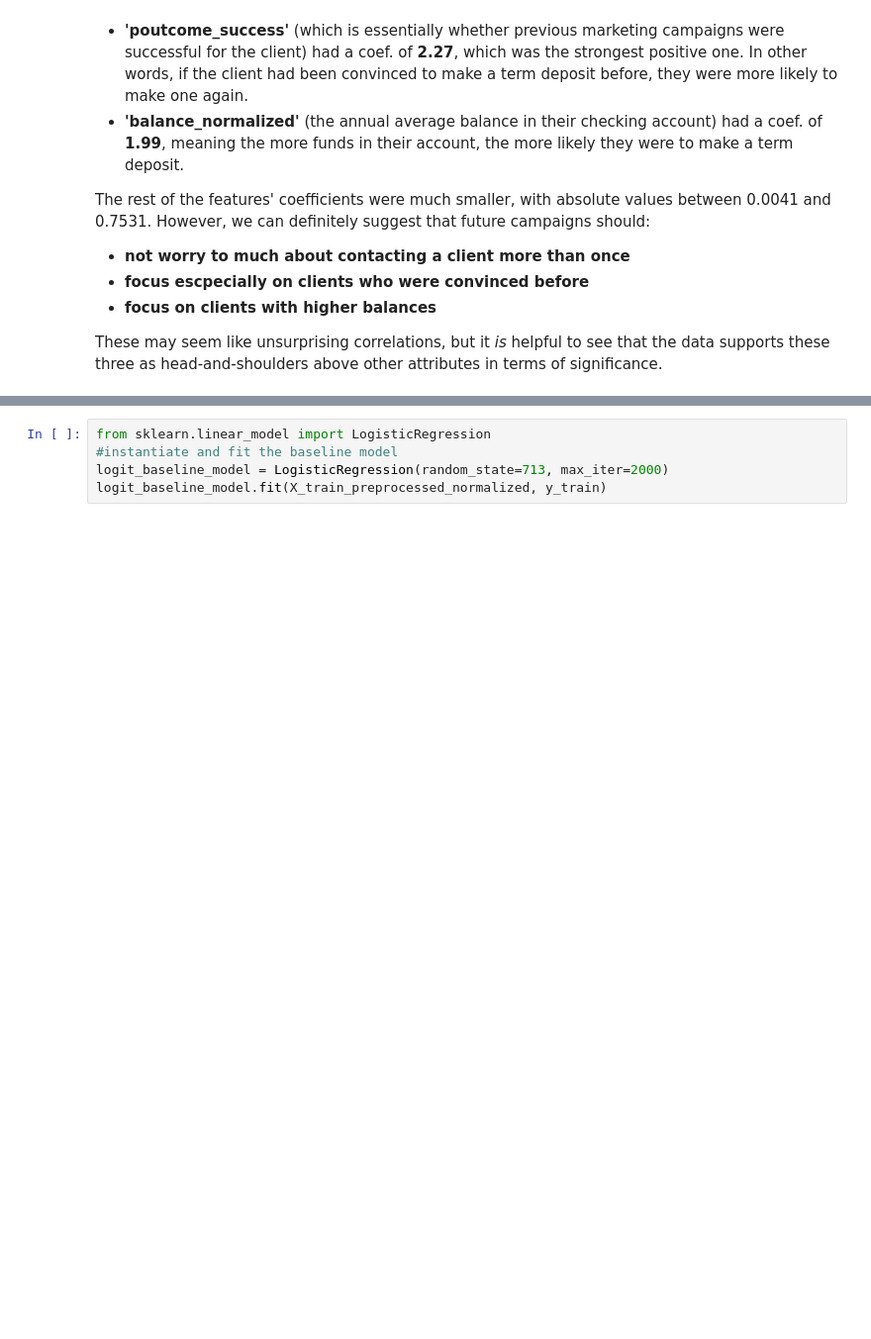
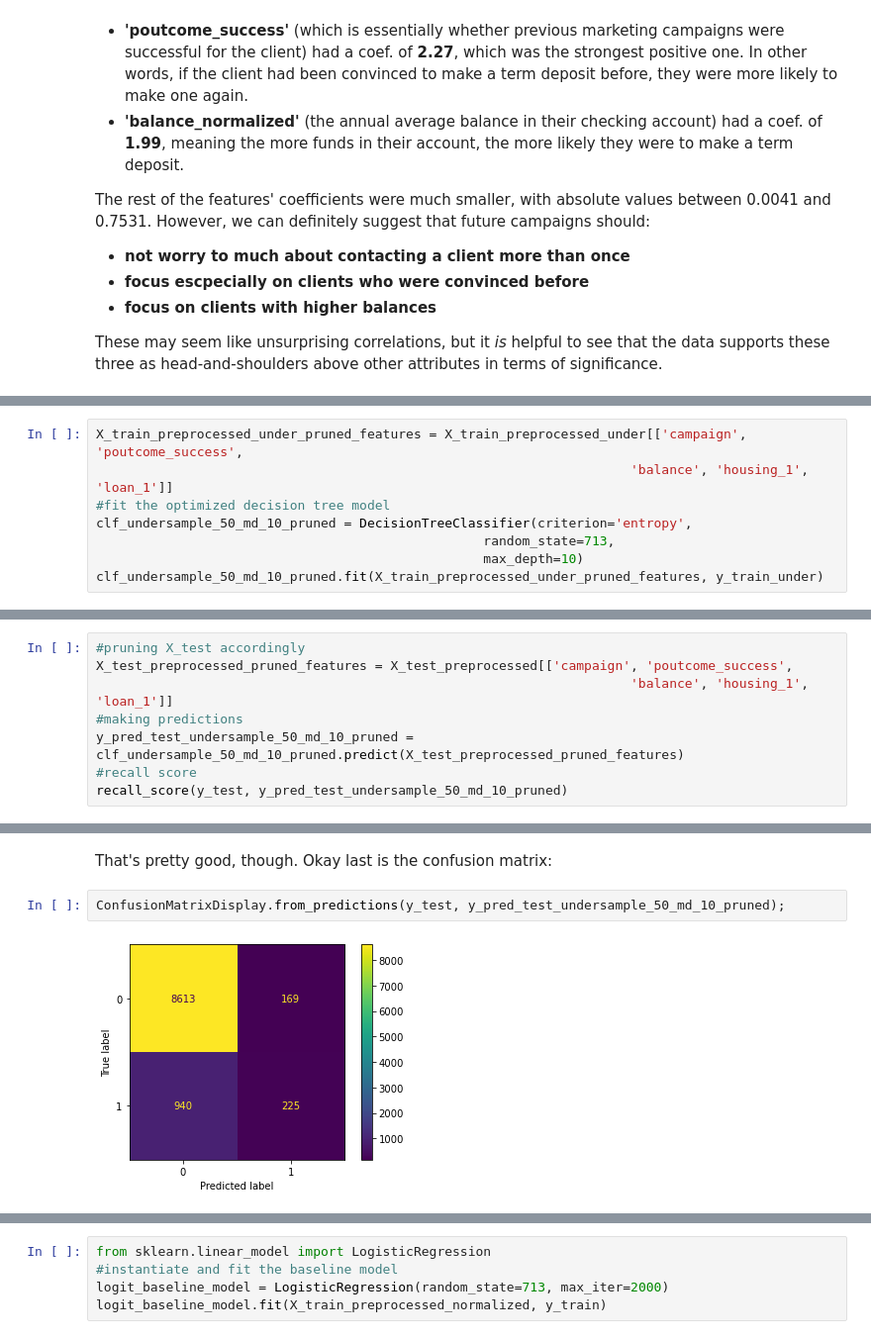
Before and after one commit to joeldmott/bank_marketing_classification_project, a Jupyter notebook: project_notebook.ipynb, the cells around one changed output, grey strips where cells are left out. Shown at 99% size. Saved outputs shown, nothing was run; the diff lists cells and outputs as text; blank space fills up the shorter version.

Commit message:
added feature and coefficient considerations to decision tree model

```diff
--- a/project_notebook.ipynb
+++ b/project_notebook.ipynb
@@ -1393,0 +1517,8 @@ These may seem like unsurprising correlations, but it *is* helpful to see that t
+# %%
+X_train_preprocessed_under_pruned_features = X_train_preprocessed_under[['campaign', 'poutcome_success',
+                                                                     'balance', 'housing_1', 'loan_1']]
+#fit the optimized decision tree model
+clf_undersample_50_md_10_pruned = DecisionTreeClassifier(criterion='entropy',
+                                                  random_state=713,
+                                                  max_depth=10)
+clf_undersample_50_md_10_pruned.fit(X_train_preprocessed_under_pruned_features, y_train_under)
@@ -1393,0 +1527,8 @@ These may seem like unsurprising correlations, but it *is* helpful to see that t
+# %%
+#pruning X_test accordingly
+X_test_preprocessed_pruned_features = X_test_preprocessed[['campaign', 'poutcome_success',
+                                                                     'balance', 'housing_1', 'loan_1']]
+#making predictions
+y_pred_test_undersample_50_md_10_pruned = clf_undersample_50_md_10_pruned.predict(X_test_preprocessed_pruned_features)
+#recall score
+recall_score(y_test, y_pred_test_undersample_50_md_10_pruned)
@@ -1393,0 +1552,6 @@ These may seem like unsurprising correlations, but it *is* helpful to see that t
+# %% [markdown]
+That's pretty good, though. Okay last is the confusion matrix:
+# %%
+ConfusionMatrixDisplay.from_predictions(y_test, y_pred_test_undersample_50_md_10_pruned);
+# %% [output]
+[figure, added]
```
Also changed, not shown: parts of 43 cells of this notebook.
